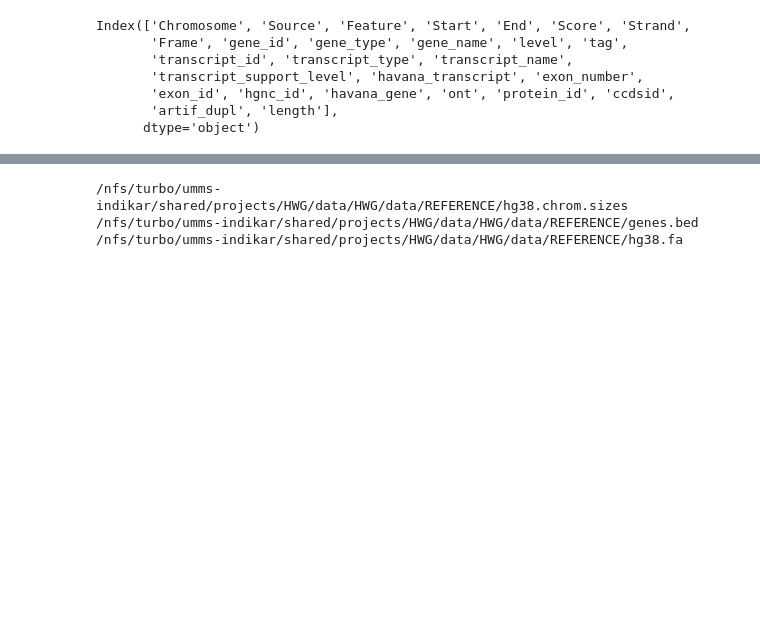
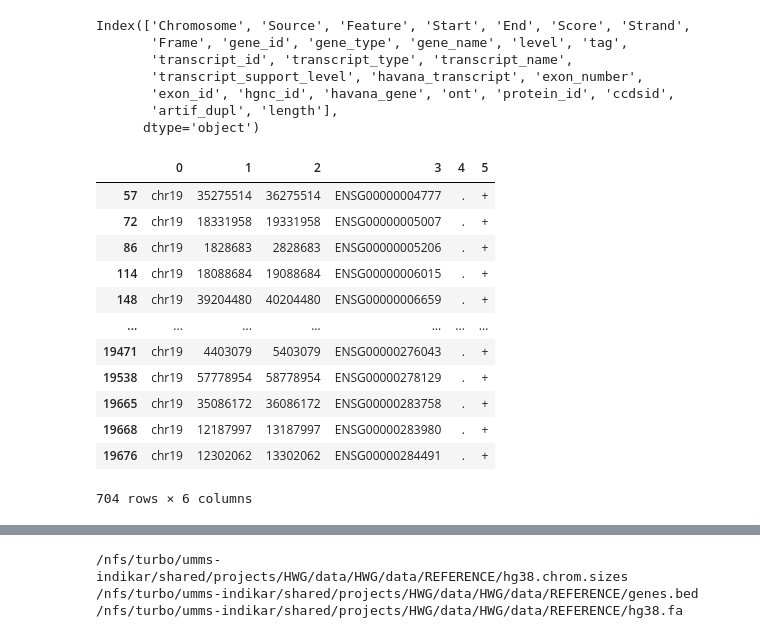
Before and after one commit to imnuvi/HardWiredGenome, a Jupyter notebook: BPrime.ipynb, the cells around one changed output, grey strips where cells are left out. Saved outputs shown, nothing was run; the diff lists cells and outputs as text; code cells hidden in the pictures; blank space fills up the shorter version.

```diff
--- a/BPrime.ipynb
+++ b/BPrime.ipynb
@@ -441,0 +479,19 @@ bed.to_csv(bed_csv, sep="\t", header=False, index=False)
+# %%
+bed_one_chr19 = bed_one_m[(bed_one_m[0] == 'chr19') & (bed_one_m[5]=='+')]
+bed_two_chr19 = bed_two_m[(bed_two_m[0] == 'chr19') & (bed_two_m[5]=='+')]
+
+bed_one_chr19
+# %% [output]
+|  | 0 | 1 | 2 | 3 | 4 | 5 |
+| 57 | chr19 | 35275514 | 36275514 | ENSG00000004777 | . | + |
+| 72 | chr19 | 18331958 | 19331958 | ENSG00000005007 | . | + |
+| 86 | chr19 | 1828683 | 2828683 | ENSG00000005206 | . | + |
+| 114 | chr19 | 18088684 | 19088684 | ENSG00000006015 | . | + |
+| 148 | chr19 | 39204480 | 40204480 | ENSG00000006659 | . | + |
+| ... | ... | ... | ... | ... | ... | ... |
+| 19471 | chr19 | 4403079 | 5403079 | ENSG00000276043 | . | + |
+| 19538 | chr19 | 57778954 | 58778954 | ENSG00000278129 | . | + |
+| 19665 | chr19 | 35086172 | 36086172 | ENSG00000283758 | . | + |
+| 19668 | chr19 | 12187997 | 13187997 | ENSG00000283980 | . | + |
+| 19676 | chr19 | 12302062 | 13302062 | ENSG00000284491 | . | + |
+704 rows × 6 columns
```
Also changed, not shown: parts of 42 cells of this notebook, 9 other files.
